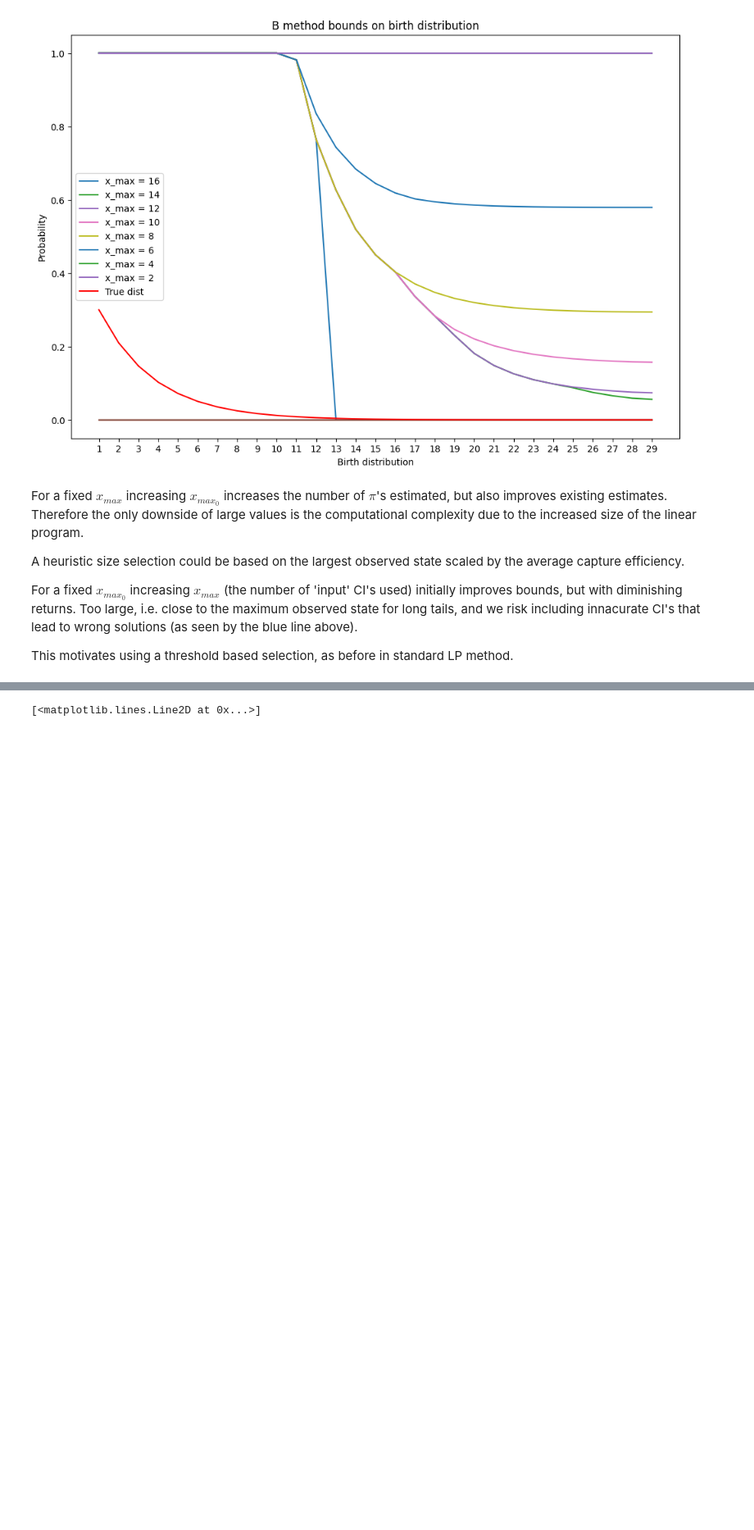
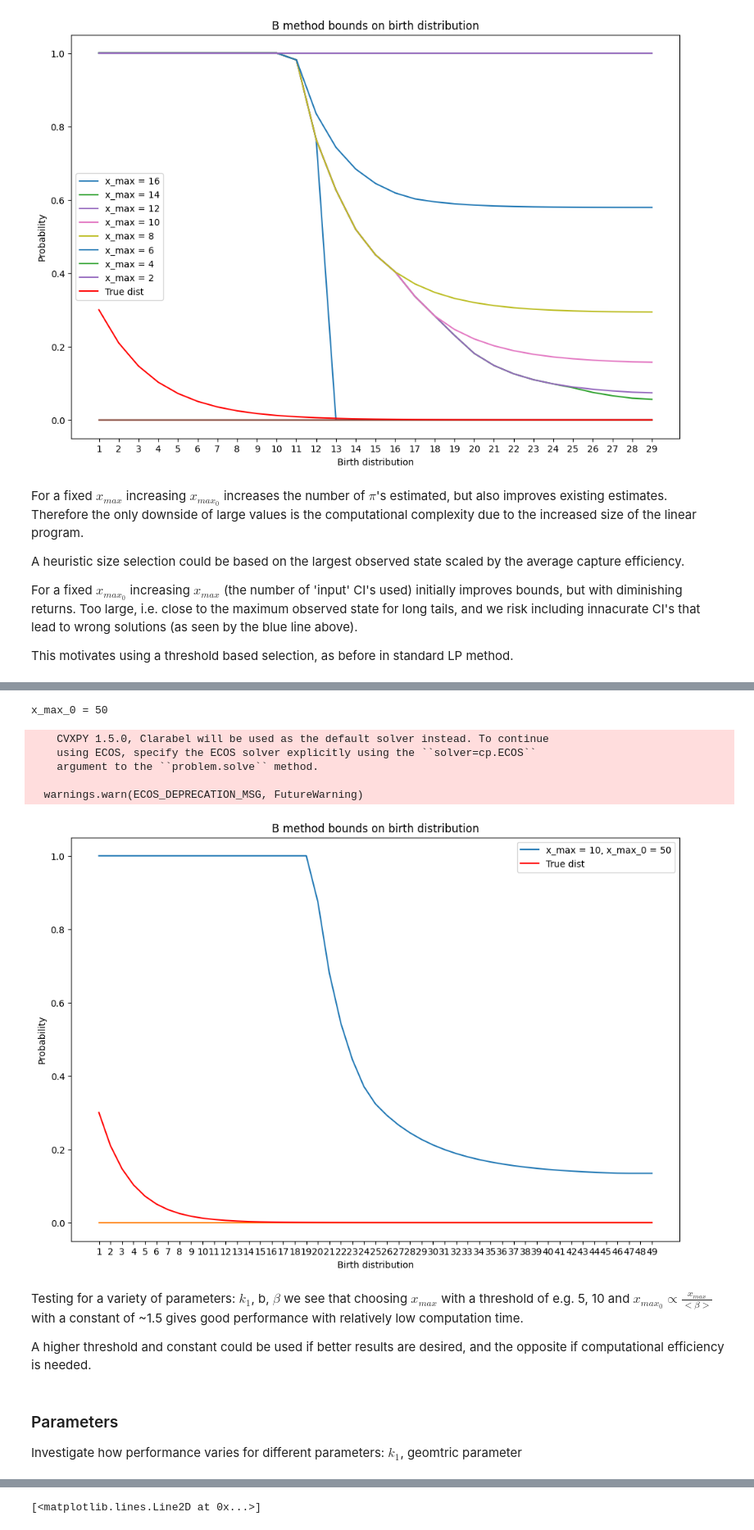
Before and after one commit to willjgh/M4R, a Jupyter notebook: upscaling_analysis.ipynb, the cells around one changed output, grey strips where cells are left out. Shown at 82% size. Cells and saved outputs as stored; diff of their text form; code cells hidden in the pictures; blank space fills up the shorter version.

Commit message:
Heuristics for xmax and xmax0 for B method.

```diff
--- a/upscaling_analysis.ipynb
+++ b/upscaling_analysis.ipynb
@@ -2691,0 +2789,46 @@ This motivates using a threshold based selection, as before in standard LP metho
+# %%
+x_max_0 = int(1.5 * x_max // np.mean(beta))
+print(f"x_max_0 = {x_max_0}")
+# %% [output]
+x_max_0 = 50
+# %%
+#plot
+plt.figure(figsize=(12,8))
+
+# solve LP using x_max, x_max_0
+solutions_dist = bursty_LP_B(intervals, beta, x_max, x_max_0, mean_true_ub, k0=1)
+
+# estimating pi_1, ..., pi_M
+M = x_max_0 - 1
+
+# plot
+labels = [f'mu_{m}' for m in range(1, M + 1)]
+nums = [f"{m}" for m in range(1, M + 1)]
+lower = [solutions_dist[var][0] for var in labels]
+upper = [solutions_dist[var][1] for var in labels]
+plt.plot(nums, upper, label = f"x_max = {x_max}, x_max_0 = {x_max_0}")
+plt.plot(nums, lower)
+
+# true burst distirubion: geometric(b)
+dist_true = [params["b"] * (1 - params["b"])**m for m in range(0, M)]
+plt.plot(nums, dist_true, label = "True dist", color="red")
+plt.title("B method bounds on birth distribution")
+plt.ylabel("Probability")
+plt.xlabel("Birth distribution")
+plt.legend()
+plt.show()
+# %% [output]
+    CVXPY 1.5.0, Clarabel will be used as the default solver instead. To continue
+    using ECOS, specify the ECOS solver explicitly using the ``solver=cp.ECOS``
+    argument to the ``problem.solve`` method.
+
+  warnings.warn(ECOS_DEPRECATION_MSG, FutureWarning)
+[figure, added]
+# %% [markdown]
+Testing for a variety of parameters: $k_{1}$, b, $\beta$ we see that choosing $x_{max}$ with a threshold of e.g. 5, 10 and $x_{max_0} \propto \frac{x_{max}}{< \beta>} $ with a constant of ~1.5 gives good performance with relatively low computation time.
+
+A higher threshold and constant could be used if better results are desired, and the opposite if computational efficiency is needed.
+# %% [markdown]
+### Parameters
+
+Investigate how performance varies for different parameters: $k_1$, geomtric parameter
```
Also changed, not shown: parts of 17 cells of this notebook.
